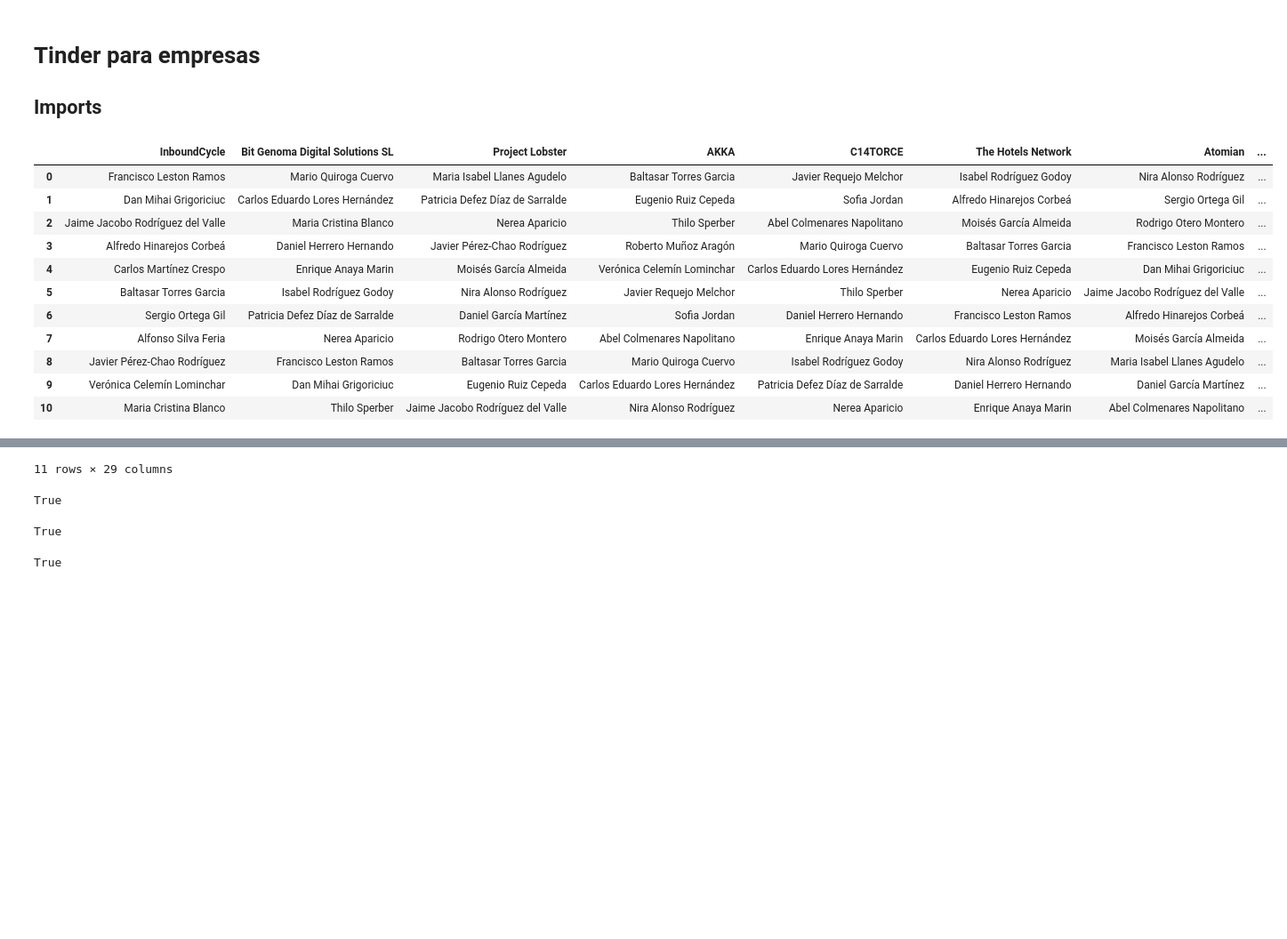
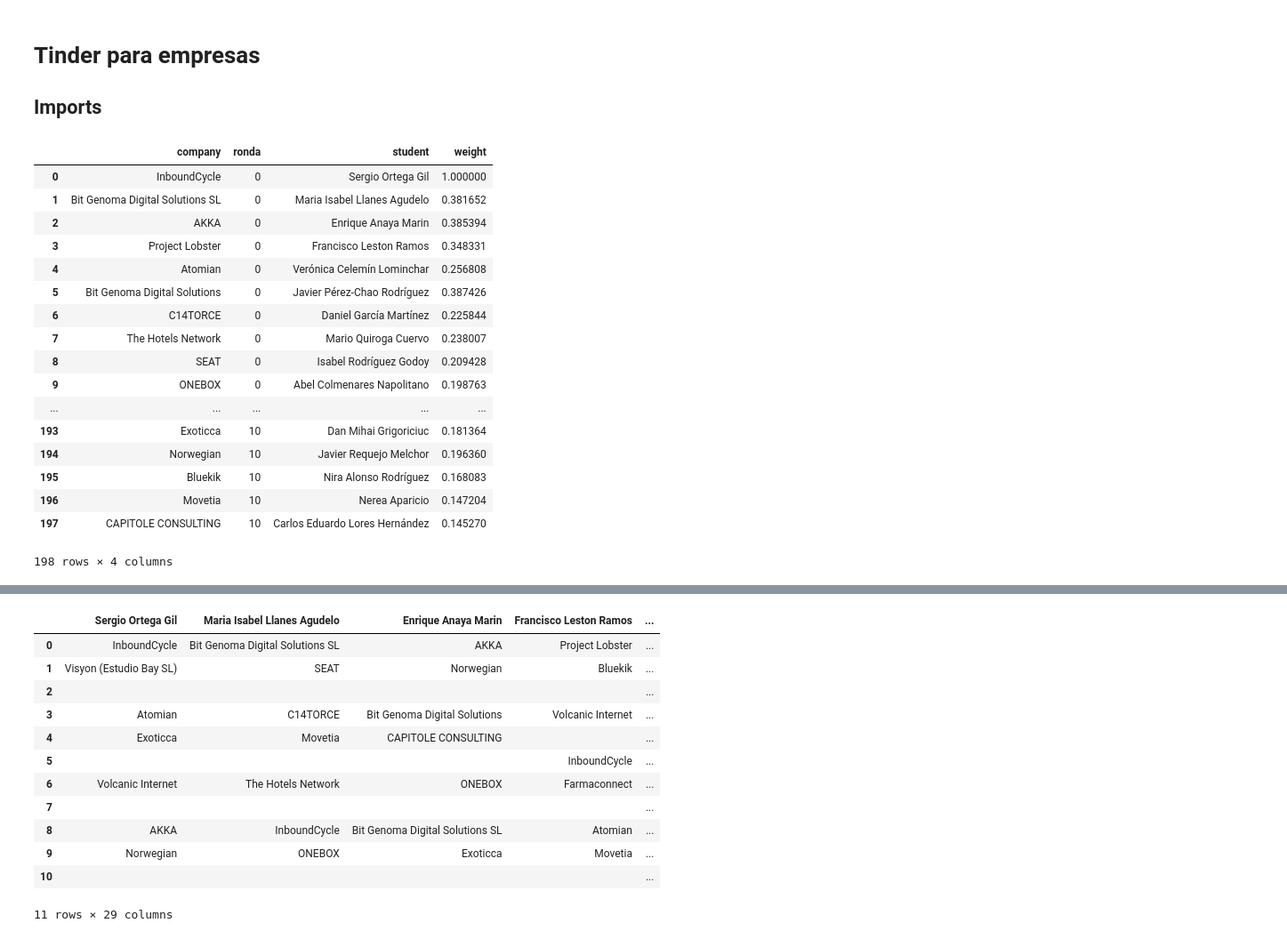
Before and after one commit to albertogcmr/hiring-week-IH-tinder-matching, a Jupyter notebook: matching.ipynb, the cells around one changed output, grey strips where cells are left out. Shown at 89% size. Cells and saved outputs as stored; diff of their text form; code cells hidden in the pictures; blank space fills up the shorter version.

```diff
--- a/matching.ipynb
+++ b/matching.ipynb
@@ -120,70 +83,47 @@ def generate_student_queue(students_list, n_rondas):
 # %%
 def main():
     # Toma de argumentos.
     bootcamp, companies_filename, students_filename, n_rondas = get_args()
 
     # DFs limpios
     companies, students = adquisition_survey(bootcamp, companies_filename, students_filename)
 
     # Normalize
     students, companies = normalize_2dfs(students, companies)
 
     # TO DO: crear la tabla matching
     matching = calculate_match(students, companies, bootcamp)
 
-    # Test
-    #display(matching)
-
-    # TO DO: en función de las rondas y el n-students y n-companies hacer los emparejamientos
     G = create_graph(matching)
-
-    students_list = matching.index
-    companies_list = matching.columns
 
     students_list_queue = generate_student_queue(list(matching.index), n_rondas)
     # display(students_list_queue)
 
-    # display(matching.head())
-
     # vamos a recorrer la lista para ir emparejando
-    rondas = run(G, n_rondas, students_list_queue, companies_list)
+    rondas = get_rondas(G, n_rondas, students_list_queue, list(matching.columns))
     #display(rondas)
 
-    df = pd.DataFrame.from_dict(rondas, orient='columns')
-    #display(df)
+    outputs(rondas)
 
-    df_matrix = create_matrix_ronda_empresa(rondas)
-    display(df_matrix)
-
-    df_matrix2 = create_matrix_ronda_estudiante(rondas)
-    display(df_matrix2)
-
-    # check
-    for r in range(11):
-        ronda10a = set(df[df['ronda']==r]['student'])
-        ronda10b = set(df_matrix.iloc[r, :])
-        display(ronda10a == ronda10b)
-
-    # display(df.ronda.value_counts())
-    # display(df.company.value_counts())
-    # display(df.student.value_counts())
-    # TO DO: muestra de datos en excel a gusto de A Rojas
-
-    # Check
-    # print(min(student_rounds.values()), max(student_rounds.values()))
 
 if __name__== '__main__':
     main()
 # %% [output]
-|  | InboundCycle | Bit Genoma Digital Solutions SL | Project Lobster | AKKA | C14TORCE | The Hotels Network | Atomian | ... |
-| 0 | Francisco Leston Ramos | Mario Quiroga Cuervo | Maria Isabel Llanes Agudelo | Baltasar Torres Garcia | Javier Requejo Melchor | Isabel Rodríguez Godoy | Nira Alonso Rodríguez | ... |
-| 1 | Dan Mihai Grigoriciuc | Carlos Eduardo Lores Hernández | Patricia Defez Díaz de Sarralde | Eugenio Ruiz Cepeda | Sofia Jordan | Alfredo Hinarejos Corbeá | Sergio Ortega Gil | ... |
-| 2 | Jaime Jacobo Rodríguez del Valle | Maria Cristina Blanco | Nerea Aparicio | Thilo Sperber | Abel Colmenares Napolitano | Moisés García Almeida | Rodrigo Otero Montero | ... |
-| 3 | Alfredo Hinarejos Corbeá | Daniel Herrero Hernando | Javier Pérez-Chao Rodríguez | Roberto Muñoz Aragón | Mario Quiroga Cuervo | Baltasar Torres Garcia | Francisco Leston Ramos | ... |
-| 4 | Carlos Martínez Crespo | Enrique Anaya Marin | Moisés García Almeida | Verónica Celemín Lominchar | Carlos Eduardo Lores Hernández | Eugenio Ruiz Cepeda | Dan Mihai Grigoriciuc | ... |
-| 5 | Baltasar Torres Garcia | Isabel Rodríguez Godoy | Nira Alonso Rodríguez | Javier Requejo Melchor | Thilo Sperber | Nerea Aparicio | Jaime Jacobo Rodríguez del Valle | ... |
-| 6 | Sergio Ortega Gil | Patricia Defez Díaz de Sarralde | Daniel García Martínez | Sofia Jordan | Daniel Herrero Hernando | Francisco Leston Ramos | Alfredo Hinarejos Corbeá | ... |
-| 7 | Alfonso Silva Feria | Nerea Aparicio | Rodrigo Otero Montero | Abel Colmenares Napolitano | Enrique Anaya Marin | Carlos Eduardo Lores Hernández | Moisés García Almeida | ... |
-| 8 | Javier Pérez-Chao Rodríguez | Francisco Leston Ramos | Baltasar Torres Garcia | Mario Quiroga Cuervo | Isabel Rodríguez Godoy | Nira Alonso Rodríguez | Maria Isabel Llanes Agudelo | ... |
-| 9 | Verónica Celemín Lominchar | Dan Mihai Grigoriciuc | Eugenio Ruiz Cepeda | Carlos Eduardo Lores Hernández | Patricia Defez Díaz de Sarralde | Daniel Herrero Hernando | Daniel García Martínez | ... |
-| 10 | Maria Cristina Blanco | Thilo Sperber | Jaime Jacobo Rodríguez del Valle | Nira Alonso Rodríguez | Nerea Aparicio | Enrique Anaya Marin | Abel Colmenares Napolitano | ... |
+|  | company | ronda | student | weight |
+| 0 | InboundCycle | 0 | Sergio Ortega Gil | 1.000000 |
+| 1 | Bit Genoma Digital Solutions SL | 0 | Maria Isabel Llanes Agudelo | 0.381652 |
+| 2 | AKKA | 0 | Enrique Anaya Marin | 0.385394 |
+| 3 | Project Lobster | 0 | Francisco Leston Ramos | 0.348331 |
+| 4 | Atomian | 0 | Verónica Celemín Lominchar | 0.256808 |
+| 5 | Bit Genoma Digital Solutions | 0 | Javier Pérez-Chao Rodríguez | 0.387426 |
+| 6 | C14TORCE | 0 | Daniel García Martínez | 0.225844 |
+| 7 | The Hotels Network | 0 | Mario Quiroga Cuervo | 0.238007 |
+| 8 | SEAT | 0 | Isabel Rodríguez Godoy | 0.209428 |
+| 9 | ONEBOX | 0 | Abel Colmenares Napolitano | 0.198763 |
+| ... | ... | ... | ... | ... |
+| 193 | Exoticca | 10 | Dan Mihai Grigoriciuc | 0.181364 |
+| 194 | Norwegian | 10 | Javier Requejo Melchor | 0.196360 |
+| 195 | Bluekik | 10 | Nira Alonso Rodríguez | 0.168083 |
+| 196 | Movetia | 10 | Nerea Aparicio | 0.147204 |
+| 197 | CAPITOLE CONSULTING | 10 | Carlos Eduardo Lores Hernández | 0.145270 |
+198 rows × 4 columns
@@ -202,4 +142,13 @@ if __name__== '__main__':
-11 rows × 29 columns
+|  | Sergio Ortega Gil | Maria Isabel Llanes Agudelo | Enrique Anaya Marin | Francisco Leston Ramos | ... |
+| 0 | InboundCycle | Bit Genoma Digital Solutions SL | AKKA | Project Lobster | ... |
+| 1 | Visyon (Estudio Bay SL) | SEAT | Norwegian | Bluekik | ... |
+| 2 |  |  |  |  | ... |
+| 3 | Atomian | C14TORCE | Bit Genoma Digital Solutions | Volcanic Internet | ... |
+| 4 | Exoticca | Movetia | CAPITOLE CONSULTING |  | ... |
+| 5 |  |  |  | InboundCycle | ... |
+| 6 | Volcanic Internet | The Hotels Network | ONEBOX | Farmaconnect | ... |
+| 7 |  |  |  |  | ... |
+| 8 | AKKA | InboundCycle | Bit Genoma Digital Solutions SL | Atomian | ... |
+| 9 | Norwegian | ONEBOX | Exoticca | Movetia | ... |
+| 10 |  |  |  |  | ... |
-True
+11 rows × 29 columns
-True
-True
```
Also changed, not shown: parts of 4 cells of this notebook, 13 other files.
